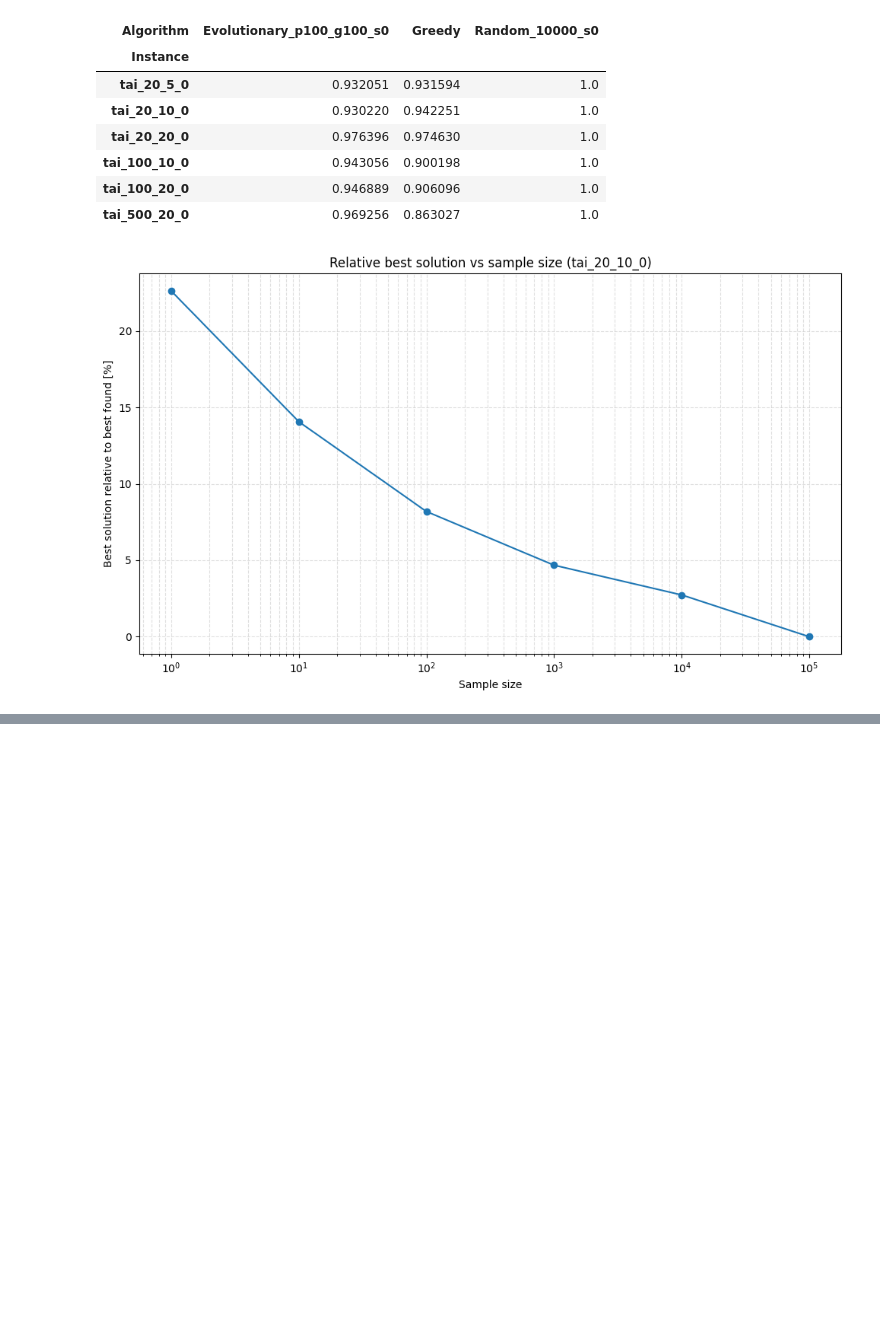
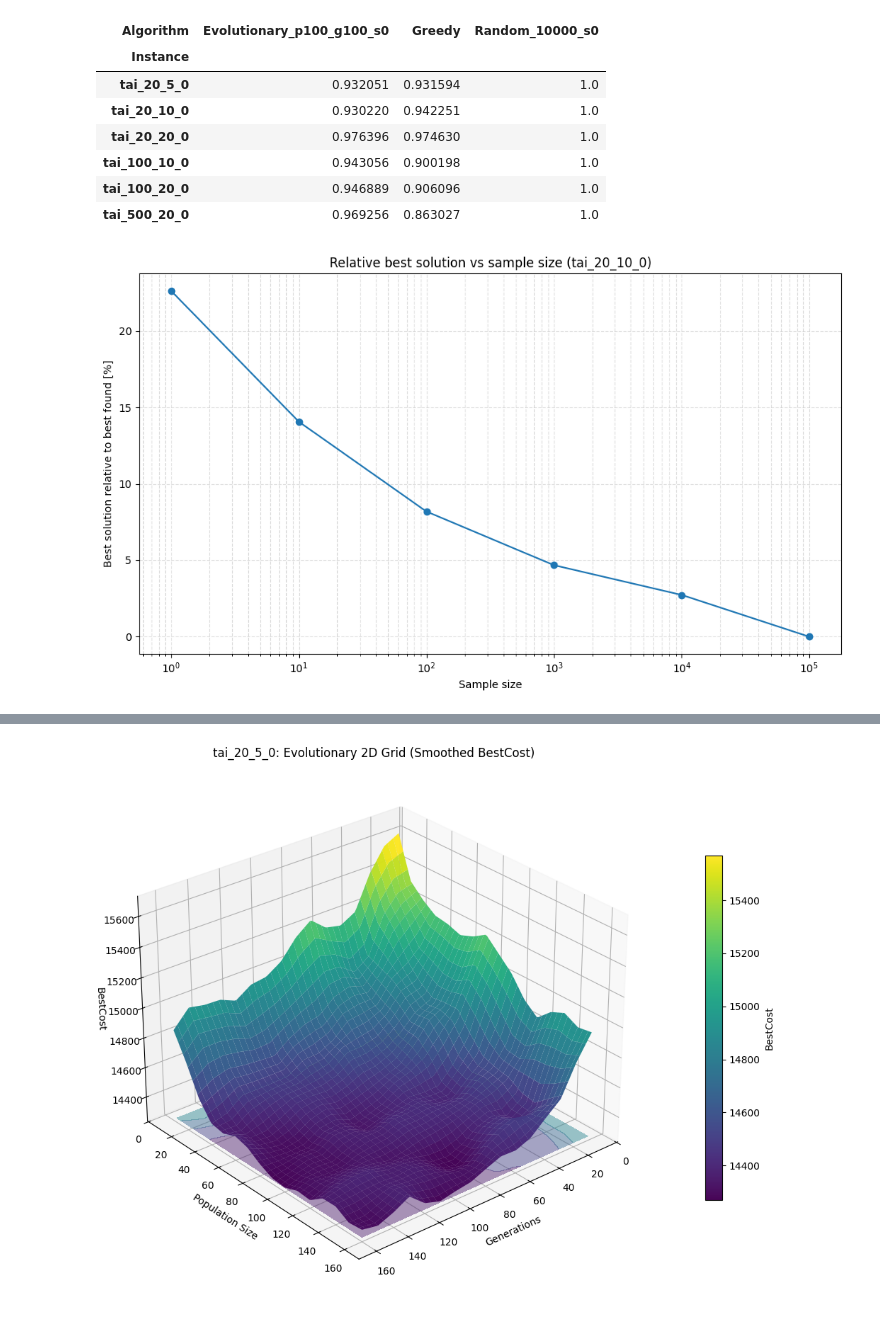
Before and after one commit to CichySA/Optimization_methods, a Jupyter notebook: Analysis/Test.ipynb, the cells around one changed output, grey strips where cells are left out. Drawn from its saved outputs; the diff is of its cells as text; code cells hidden in the pictures; blank space fills up the shorter version.

```diff
--- a/Analysis/Test.ipynb
+++ b/Analysis/Test.ipynb
@@ -222,0 +299,79 @@ plt.show()
+# %%
+import re
+
+import matplotlib.pyplot as plt
+import numpy as np
+import pandas as pd
+
+results_csv = repo_root / "Analysis" / "Experiments" / "tai_20_5_0_evolutionary_2d_256" / "experiment_study.csv"
+if not results_csv.exists():
+    raise FileNotFoundError(f"Expected results file not found: {results_csv}")
+
+df = pd.read_csv(results_csv)
+df = df[df["Instance"] == "tai_20_5_0"].copy()
+
+pattern = re.compile(r"Evolutionary_p(?P<p>\d+)_g(?P<g>\d+)_s(?P<s>\d+)")
+parsed = df["Algorithm"].str.extract(pattern)
+df["PopulationSize"] = pd.to_numeric(parsed["p"], errors="coerce")
+df["Generations"] = pd.to_numeric(parsed["g"], errors="coerce")
+df = df.dropna(subset=["PopulationSize", "Generations", "BestCost"]).copy()
+
+df["PopulationSize"] = df["PopulationSize"].astype(int)
+df["Generations"] = df["Generations"].astype(int)
+
+surface_df = df.pivot_table(
+    index="Generations",
+    columns="PopulationSize",
+    values="BestCost",
+    aggfunc="min",
+).sort_index().sort_index(axis=1)
+
+# Optional (install once if needed): pip install scipy
+from scipy.interpolate import RegularGridInterpolator
+from scipy.ndimage import gaussian_filter
+
+# Original regular grid
+g_vals = surface_df.index.to_numpy(dtype=float)          # Generations
+p_vals = surface_df.columns.to_numpy(dtype=float)        # PopulationSize
+Z = surface_df.to_numpy(dtype=float)
+
+# 1) Mild smoothing on original grid
+Z_smooth = gaussian_filter(Z, sigma=0.8)
+
+# 2) Upsample to a denser grid for a smoother surface
+p_dense = np.linspace(p_vals.min(), p_vals.max(), 120)
+g_dense = np.linspace(g_vals.min(), g_vals.max(), 120)
+P_dense, G_dense = np.meshgrid(p_dense, g_dense)
+
+interp = RegularGridInterpolator((g_vals, p_vals), Z_smooth, method="linear")
+pts = np.column_stack([G_dense.ravel(), P_dense.ravel()])
+Z_dense = interp(pts).reshape(G_dense.shape)
+
+# 3D plot (flipped axes: X=Generations, Y=Population Size)
+fig = plt.figure(figsize=(12, 8))
+ax = fig.add_subplot(111, projection="3d")
+surf = ax.plot_surface(
+    G_dense,
+    P_dense,
+    Z_dense,
+    cmap="viridis",
+    edgecolor="none",      # remove mesh edges for smooth look
+    antialiased=True,
+    alpha=0.98,
+)
+
+ax.contourf(G_dense, P_dense, Z_dense, zdir="z", offset=np.nanmin(Z_dense), cmap="viridis", alpha=0.45)
+ax.set_xlabel("Generations")
+ax.set_ylabel("Population Size")
+ax.set_zlabel("BestCost")
+ax.invert_xaxis()
+ax.invert_yaxis()
+ax.set_title("tai_20_5_0: Evolutionary 2D Grid (Smoothed BestCost)")
+ax.view_init(elev=28, azim=-130)
+
+cbar = fig.colorbar(surf, shrink=0.65, pad=0.08)
+cbar.set_label("BestCost")
+plt.tight_layout()
+plt.show()
+# %% [output]
+[figure, added]
```
Also changed, not shown: parts of 2 cells of this notebook, 6 other files.
